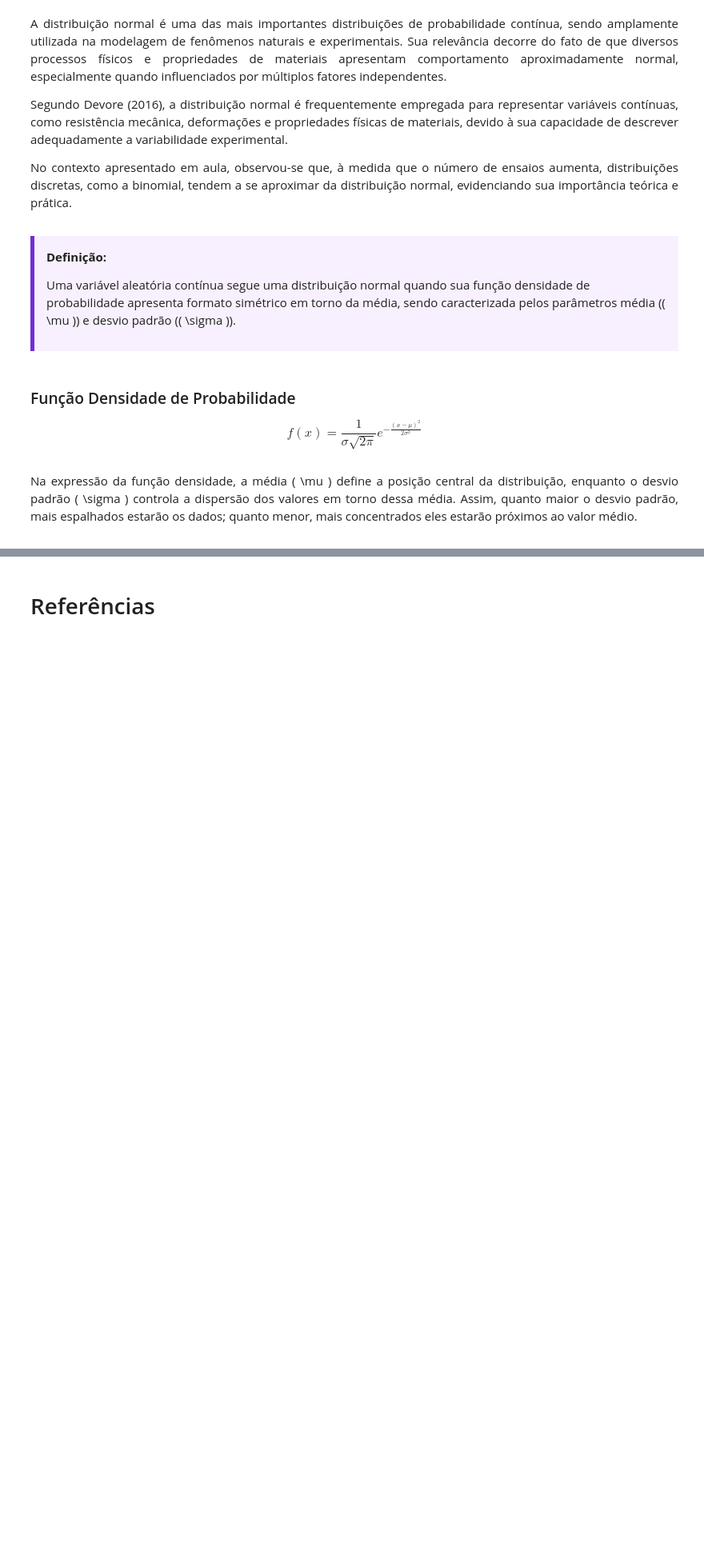
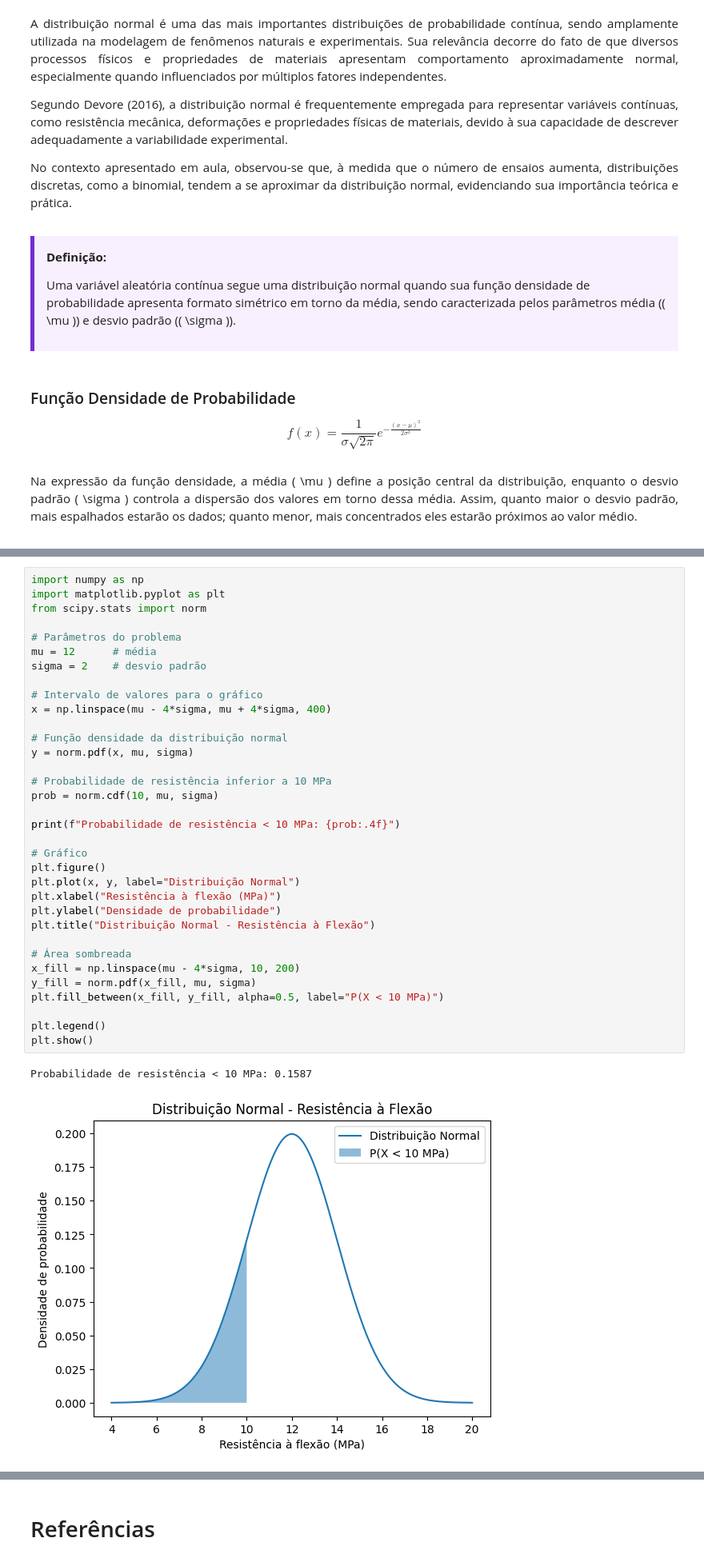
Before and after one commit to britobruna/ESTATISTICA-PPEC0039, a Jupyter notebook: Distribuicao_de_Probabilidade.ipynb, the cells around one changed output, grey strips where cells are left out. Shown at 80% size. Drawn from its saved outputs; the diff is of its cells as text; blank space fills up the shorter version.

```diff
--- a/Distribuicao_de_Probabilidade.ipynb
+++ b/Distribuicao_de_Probabilidade.ipynb
@@ -261,0 +388,37 @@ Na expressão da função densidade, a média \( \mu \) define a posição centr
+# %%
+import numpy as np
+import matplotlib.pyplot as plt
+from scipy.stats import norm
+
+# Parâmetros do problema
+mu = 12      # média
+sigma = 2    # desvio padrão
+
+# Intervalo de valores para o gráfico
+x = np.linspace(mu - 4*sigma, mu + 4*sigma, 400)
+
+# Função densidade da distribuição normal
+y = norm.pdf(x, mu, sigma)
+
+# Probabilidade de resistência inferior a 10 MPa
+prob = norm.cdf(10, mu, sigma)
+
+print(f"Probabilidade de resistência < 10 MPa: {prob:.4f}")
+
+# Gráfico
+plt.figure()
+plt.plot(x, y, label="Distribuição Normal")
+plt.xlabel("Resistência à flexão (MPa)")
+plt.ylabel("Densidade de probabilidade")
+plt.title("Distribuição Normal - Resistência à Flexão")
+
+# Área sombreada
+x_fill = np.linspace(mu - 4*sigma, 10, 200)
+y_fill = norm.pdf(x_fill, mu, sigma)
+plt.fill_between(x_fill, y_fill, alpha=0.5, label="P(X < 10 MPa)")
+
+plt.legend()
+plt.show()
+# %% [output]
+Probabilidade de resistência < 10 MPa: 0.1587
+[figure, added]
```
Also changed, not shown: parts of 35 cells of this notebook.
